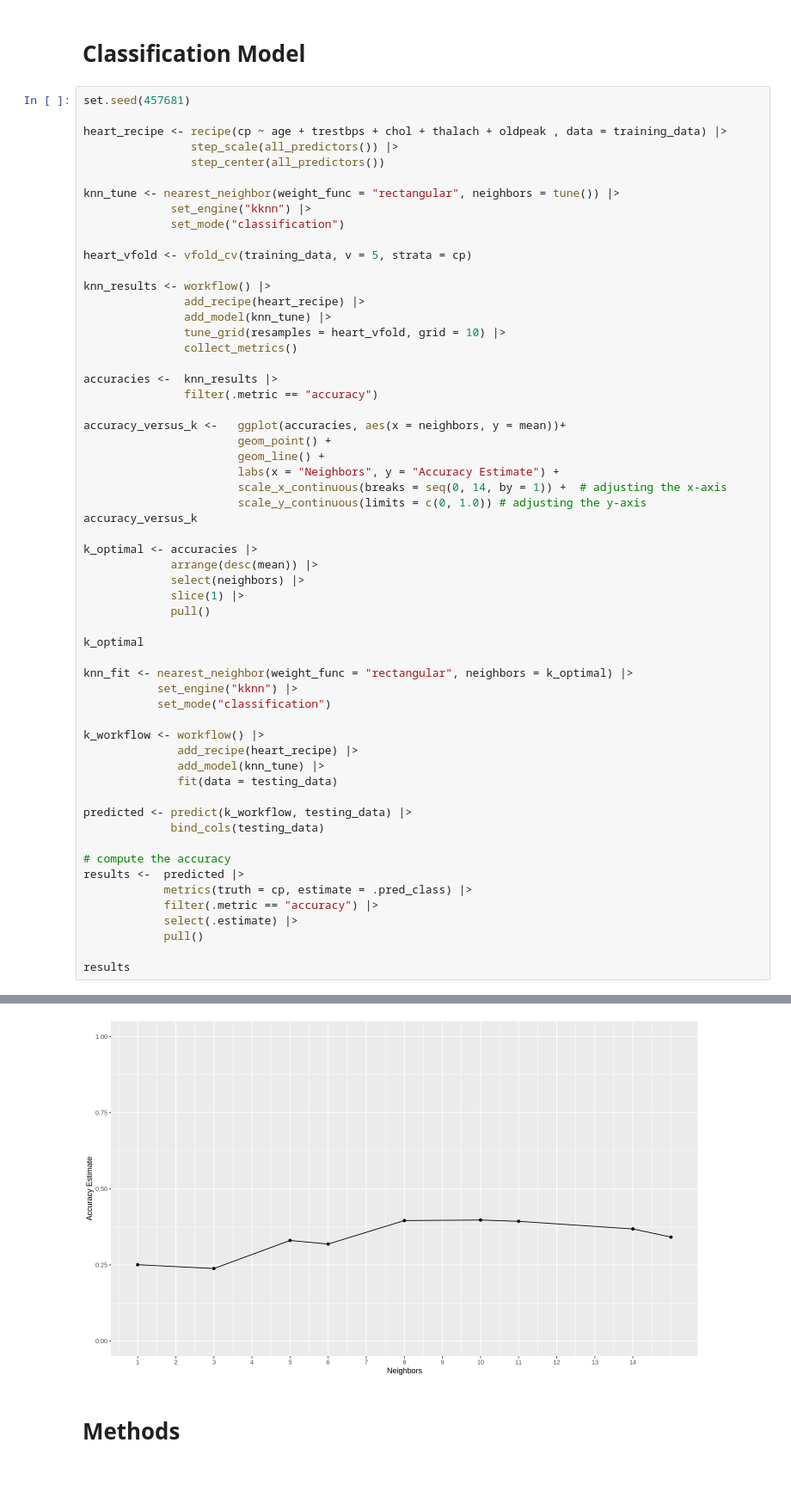
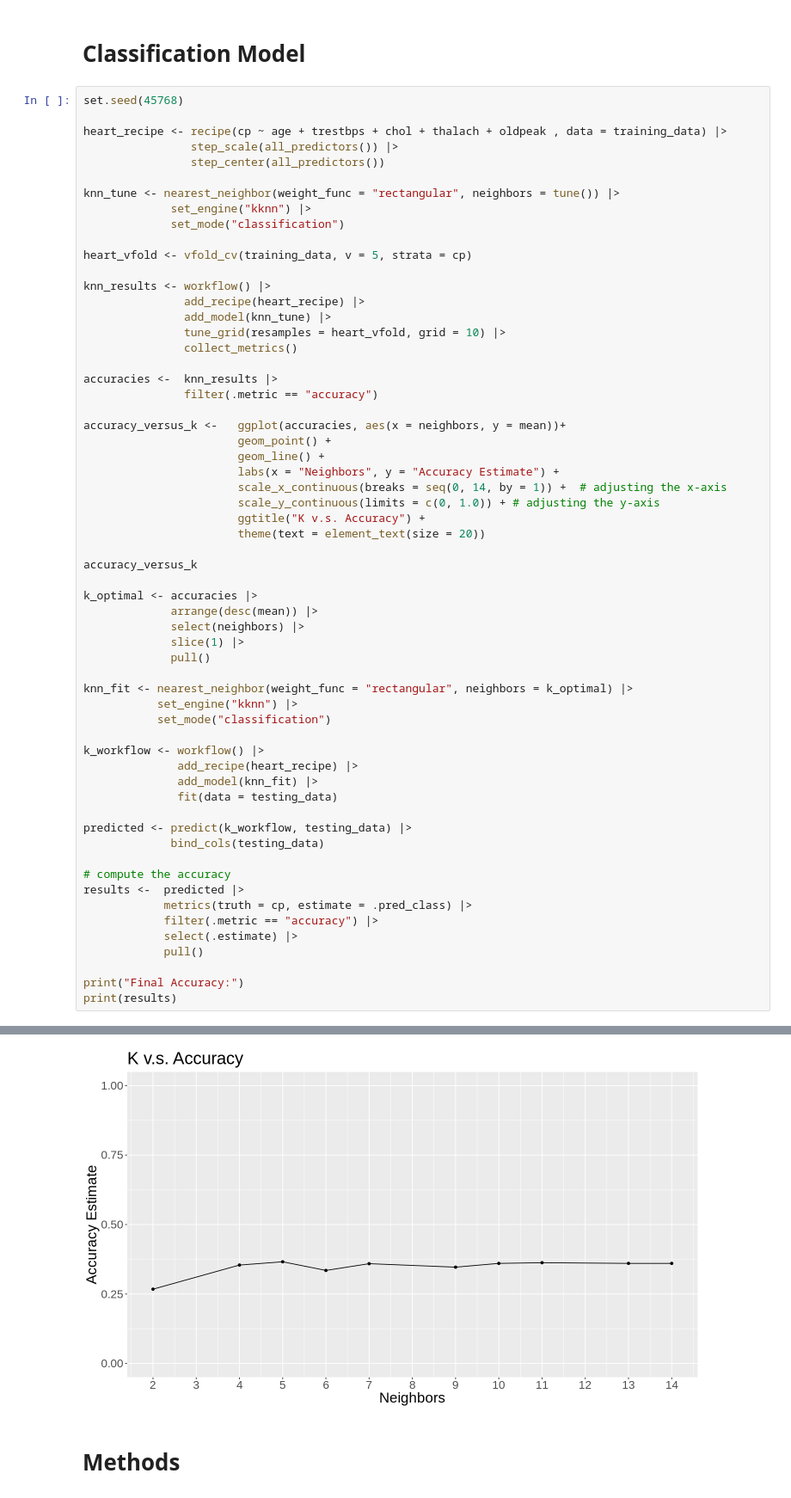
Before and after one commit to gigabite-pro/dsci-group-110, a Jupyter notebook: Project Working-Copy1.ipynb, the cells around one changed output, grey strips where cells are left out. Shown at 86% size. Drawn from its saved outputs; the diff is of its cells as text.

```diff
--- a/Project Working-Copy1.ipynb
+++ b/Project Working-Copy1.ipynb
@@ -258,7 +258,7 @@ data_final_plot
 # %% [markdown]
 # Classification Model
 # %%
-set.seed(457681)
+set.seed(45768)
 
 heart_recipe <- recipe(cp ~ age + trestbps + chol + thalach + oldpeak , data = training_data) |>
                 step_scale(all_predictors()) |>
@@ -284,7 +284,10 @@ accuracy_versus_k <-   ggplot(accuracies, aes(x = neighbors, y = mean))+
                        geom_line() +
                        labs(x = "Neighbors", y = "Accuracy Estimate") +
                        scale_x_continuous(breaks = seq(0, 14, by = 1)) +  # adjusting the x-axis
-                       scale_y_continuous(limits = c(0, 1.0)) # adjusting the y-axis
+                       scale_y_continuous(limits = c(0, 1.0)) + # adjusting the y-axis
+                       ggtitle("K v.s. Accuracy") +
+                       theme(text = element_text(size = 20))
+
 accuracy_versus_k
 
 k_optimal <- accuracies |>
@@ -293,15 +296,13 @@ k_optimal <- accuracies |>
              slice(1) |>
              pull()
 
-k_optimal
-
 knn_fit <- nearest_neighbor(weight_func = "rectangular", neighbors = k_optimal) |>
            set_engine("kknn") |>
            set_mode("classification")
 
 k_workflow <- workflow() |>
               add_recipe(heart_recipe) |>
-              add_model(knn_tune) |>
+              add_model(knn_fit) |>
               fit(data = testing_data)
 
 predicted <- predict(k_workflow, testing_data) |>
@@ -314,5 +315,6 @@ results <-  predicted |>
             select(.estimate) |>
             pull()
 
-results
+print("Final Accuracy:")
+print(results)
 # %% [output]
@@ -323,4 +323,4 @@ Warning message:
-[figure, old version]
+[figure, new version]
 # %% [markdown]
 # Methods
 # %% [markdown]
```
Also changed, not shown: parts of 1 cell of this notebook.
